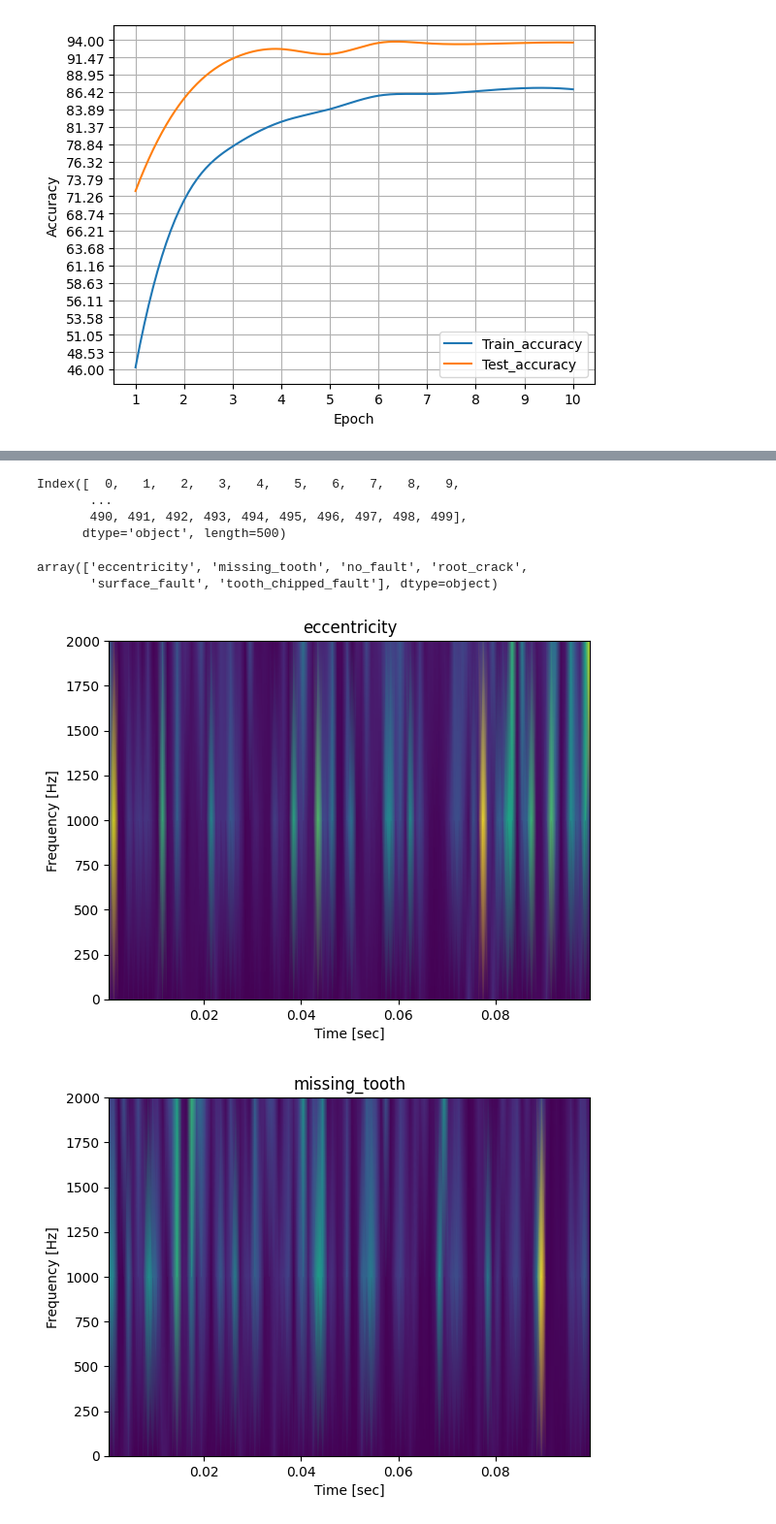
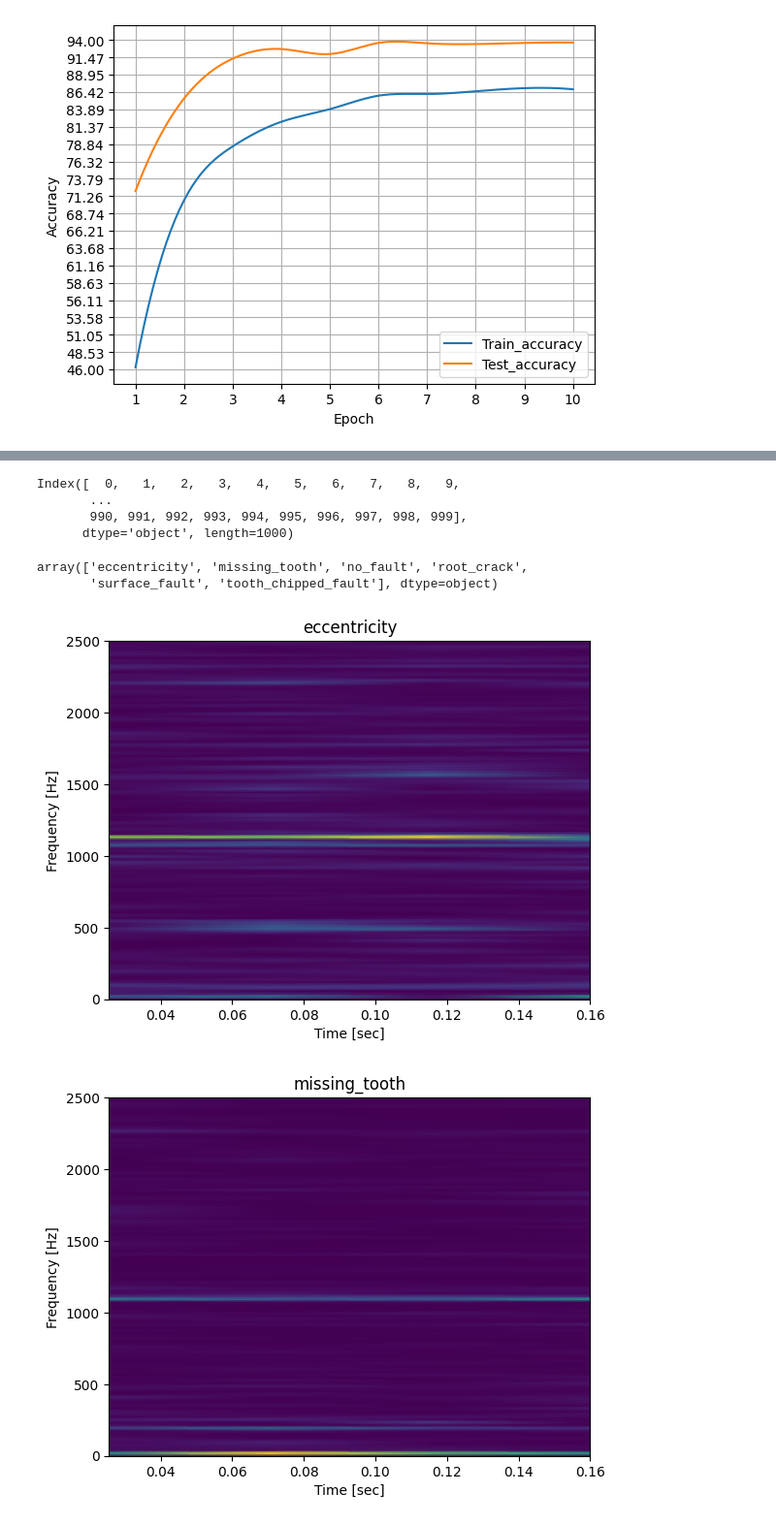
Before and after one commit to ShuvalovDR/Gears, a Jupyter notebook: Gears.ipynb, the cells around one changed output, grey strips where cells are left out. Shown at 97% size. Saved outputs shown, nothing was run; the diff lists cells and outputs as text; code cells hidden in the pictures.

Commit message:
Added fast data collection

```diff
--- a/Gears.ipynb
+++ b/Gears.ipynb
@@ -916,7 +916,7 @@ plt.show()
 # %% [output]
 [figure]
 # %%
-big_data = get_all_features_and_targets(n_cols=500, do_fft=False)
+big_data = get_all_features_and_targets(n_cols=1000, do_fft=False)
 # %%
 big_data
 # %% [output]
@@ -936,8 +935,0 @@ big_data
-# %%
-num_cols = big_data.drop(columns=['defect', 'velocity', 'load']).columns
-num_cols
-# %% [output]
-Index([  0,   1,   2,   3,   4,   5,   6,   7,   8,   9,
-       ...
-       490, 491, 492, 493, 494, 495, 496, 497, 498, 499],
-      dtype='object', length=500)
@@ -947,0 +936,8 @@ Index([  0,   1,   2,   3,   4,   5,   6,   7,   8,   9,
+# %%
+num_cols = big_data.drop(columns=['defect', 'velocity', 'load']).columns
+num_cols
+# %% [output]
+Index([  0,   1,   2,   3,   4,   5,   6,   7,   8,   9,
+       ...
+       990, 991, 992, 993, 994, 995, 996, 997, 998, 999],
+      dtype='object', length=1000)
@@ -952,12 +952,12 @@ array(['eccentricity', 'missing_tooth', 'no_fault', 'root_crack',
        'surface_fault', 'tooth_chipped_fault'], dtype=object)
 # %%
 for defect_name in big_data.defect.unique():
-    f, t, Sxx = signal.spectrogram(big_data[big_data['defect'] == defect_name].drop(columns=['defect', 'velocity', 'load']).values[0, :], fs=1/0.0002, nperseg=5)
+    f, t, Sxx = signal.spectrogram(big_data[big_data['defect'] == defect_name].drop(columns=['defect', 'velocity', 'load']).values[0, :], fs=1/0.0002)
     plt.pcolormesh(t, f, Sxx, shading='gouraud')
     plt.ylabel('Frequency [Hz]')
     plt.xlabel('Time [sec]')
     plt.title(defect_name)
     plt.show()
 # %% [output]
-[figure, old version]
+[figure, new version]
-[figure, old version]
+[figure, new version]
```
Also changed, not shown: parts of 47 cells of this notebook.
